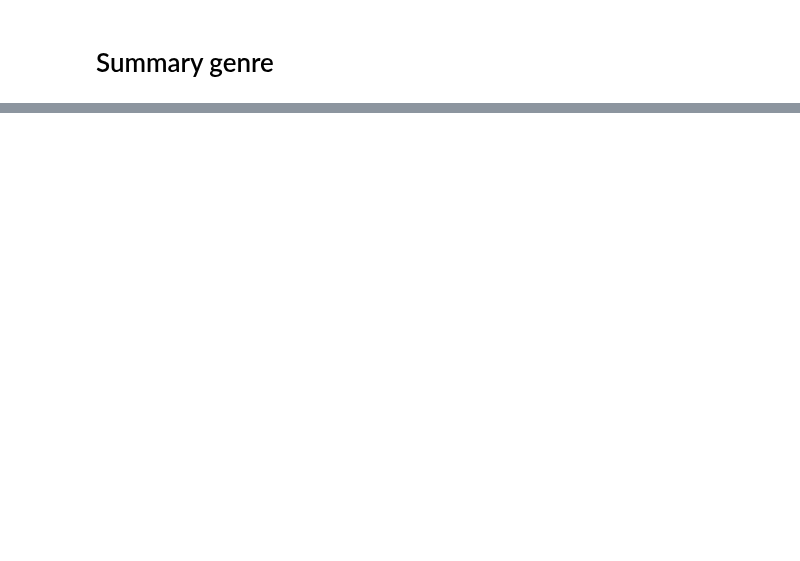
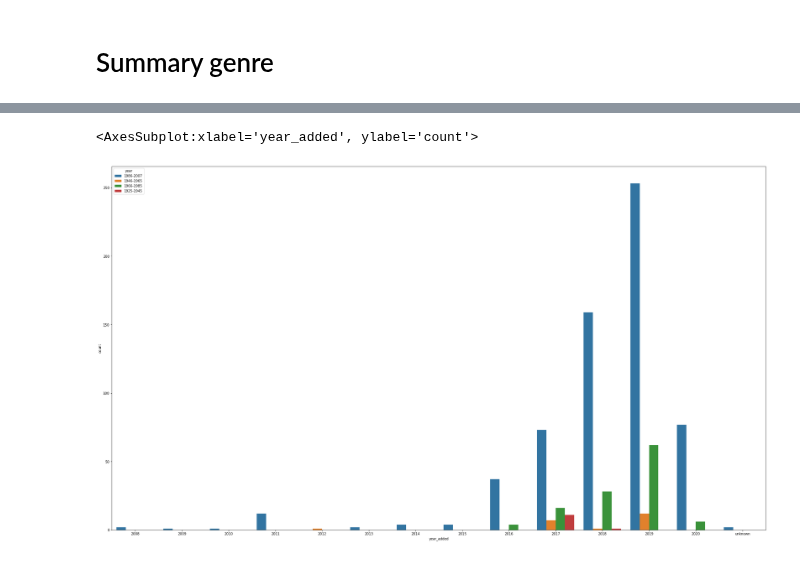
Before and after one commit to aSkailand/dat540-netflix_catalogue, a Jupyter notebook: src/netflix_catalogue_view.ipynb, the cells around one changed output, grey strips where cells are left out. Drawn from its saved outputs; the diff is of its cells as text; code cells hidden in the pictures; blank space fills up the shorter version.

```diff
--- a/src/netflix_catalogue_view.ipynb
+++ b/src/netflix_catalogue_view.ipynb
@@ -796,0 +589,28 @@ yrs_months.heatmap(df_romantic_tab,title="sometitle",xlab="fksd",ylab="fonsd")
+# %%
+import numpy as np
+
+# Ceck when netflix started to add older content to the catalouge
+
+df['decade'] = ""   # Make new column in the dataset
+
+# Make conditions for the plot
+conditions = [
+    (df['release_year'] >= 1925) & (df['release_year'] <= 1945),
+    (df['release_year'] >= 1946) & (df['release_year'] <= 1965),
+    (df['release_year'] >= 1966) & (df['release_year'] <= 1985),
+    (df['release_year'] >= 1986) & (df['release_year'] <= 2007),
+    (df['release_year'] >= 2008) & (df['release_year'] <= 2020)
+]
+
+values = ['1925-1945', '1946-1965', '1966-1985', '1986-2007', '2008-2020'] # Which value to add to the condition interval
+
+df['year'] = np.select(conditions, values)   # Add values to decade
+
+df.drop(df.loc[df['year']=='2008-2020'].index, inplace=True)  # Drop content made after netflixc was released
+
+
+plt.figure(figsize = (35,20))
+sns.countplot(x=df['year_added'], data = df, hue='year')
+# %% [output]
+<AxesSubplot:xlabel='year_added', ylabel='count'>
+[figure, added]
```
Also changed, not shown: parts of 37 cells of this notebook.
